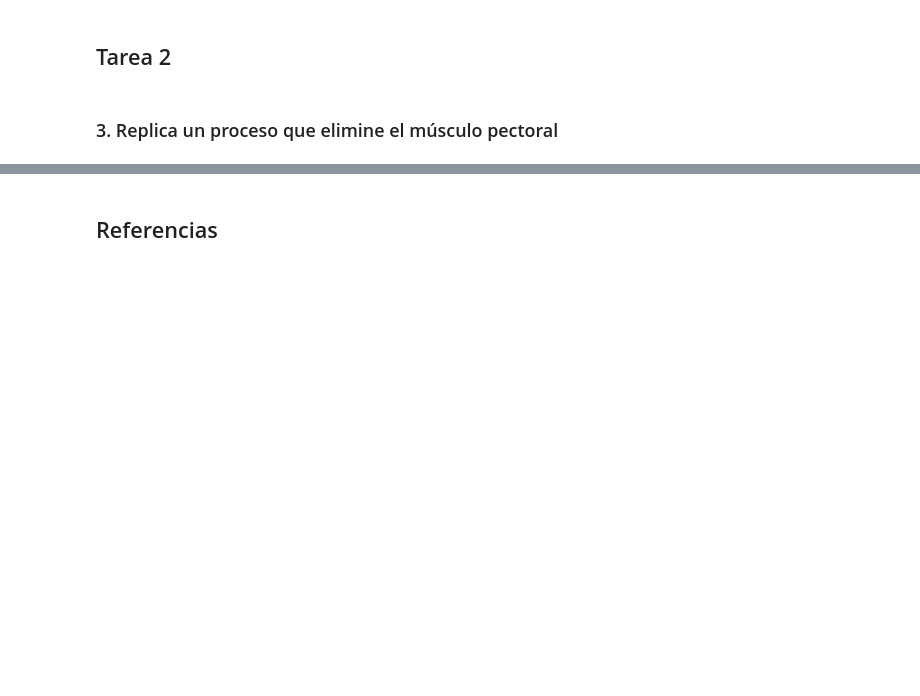
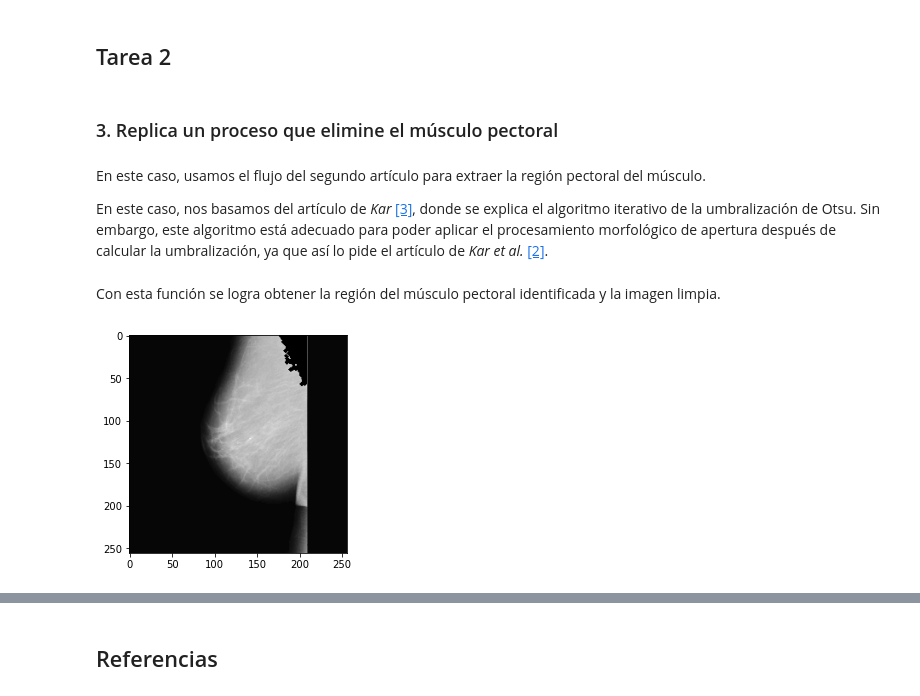
Before and after one commit to data-and-code/trabajo_con_imagenes, a Jupyter notebook: data-raw/clean_imgs.ipynb, the cells around one changed output, grey strips where cells are left out. Cells and saved outputs as stored; diff of their text form; code cells hidden in the pictures; blank space fills up the shorter version.

Commit message:
Otsu thresholding finished

```diff
--- a/data-raw/clean_imgs.ipynb
+++ b/data-raw/clean_imgs.ipynb
@@ -293,3 +305,54 @@ for img_scale, img_clean, img_bin_clean, img_num in zip(imgs_scale, imgs_clean,
 ## Tarea 2
 # %% [markdown]
 ### 3. Replica un proceso que elimine el músculo pectoral
+# %% [markdown]
+En este caso, usamos el flujo del segundo artículo para extraer la región pectoral del músculo.
+
+En este caso, nos basamos del artículo de *Kar* [[3]](#ref), donde se explica el algoritmo iterativo de la umbralización de Otsu. Sin embargo, este algoritmo está adecuado para poder aplicar el procesamiento morfológico de apertura después de calcular la umbralización, ya que así lo pide el artículo de *Kar et al.* [[2]](#ref).
+# %%
+# Extraer la región del músculo pectoral
+def extract_pectoral_muscle_region(img):
+    # Se calcula el valor del umbral de Otsu sobre la imagen
+    thresh, img_bin = cv.threshold(img, 0, 255, cv.THRESH_BINARY+cv.THRESH_OTSU)
+    # Se aplica procesamiento morfológico de apertura para limpiar algunas regiones blancas
+    img_bin = cv.morphologyEx(img_bin, cv.MORPH_OPEN, kernel)
+    # Inicializar el umbral de la iteración anterior
+    last_thresh = 0
+    # Calcular el umbral de Otsu de forma iterativa
+    while last_thresh != thresh:
+        # Extraer los pixeles del fondo y del primer plano
+        fg = np.ma.array(img, mask=False)
+        bg = np.ma.array(img, mask=False)
+        fg.mask = np.where(img_bin == 255, False, True)
+        bg.mask = np.where(img_bin == 0, False, True)
+        # Calcular el promedio de estas 2 regiones
+        mean_fg = np.mean(fg)
+        mean_bg = np.mean(bg)
+        # Extraer los pixeles que se encuentren entre estos 2 promedios (región TBD)
+        img_tbd_region = np.where(np.logical_and(img > mean_fg, img > mean_bg), img, 0).astype(np.uint8)
+        # Obtener un nuevo umbral usando esta región
+        last_thresh = thresh
+        thresh, img_bin = cv.threshold(img_tbd_region, 0, 255, cv.THRESH_BINARY+cv.THRESH_OTSU)
+        img_bin = cv.morphologyEx(img_bin, cv.MORPH_OPEN, kernel)
+    # Extraer la región más grande usando análisis de componentes conectadas
+    muscle_region = get_region(img_bin, 'max')
+    # Modificar las intensidades de esta región a cero
+    mod_img = np.where(muscle_region == 1, 0, img)
+    return mod_img, muscle_region
+# %% [markdown]
+Con esta función se logra obtener la región del músculo pectoral identificada y la imagen limpia.
+# %%
+# Eliminar los objetos que no son parte de la región del busto en las imágenes escaladas
+imgs_clean_2 = list()
+imgs_bin_clean_2 = list()
+
+for img in imgs_clean:
+    img_clean, img_bin_clean = extract_pectoral_muscle_region(img)
+    imgs_clean_2.append(img_clean)
+    imgs_bin_clean_2.append(img_bin_clean)
+# %%
+# Imagen de ejemplo (Imagen escalada limpia)
+plt.imshow(imgs_clean_2[10], cmap='gray')
+plt.show()
+# %% [output]
+[figure, added]
```
Also changed, not shown: parts of 9 cells of this notebook, 1 other file.
